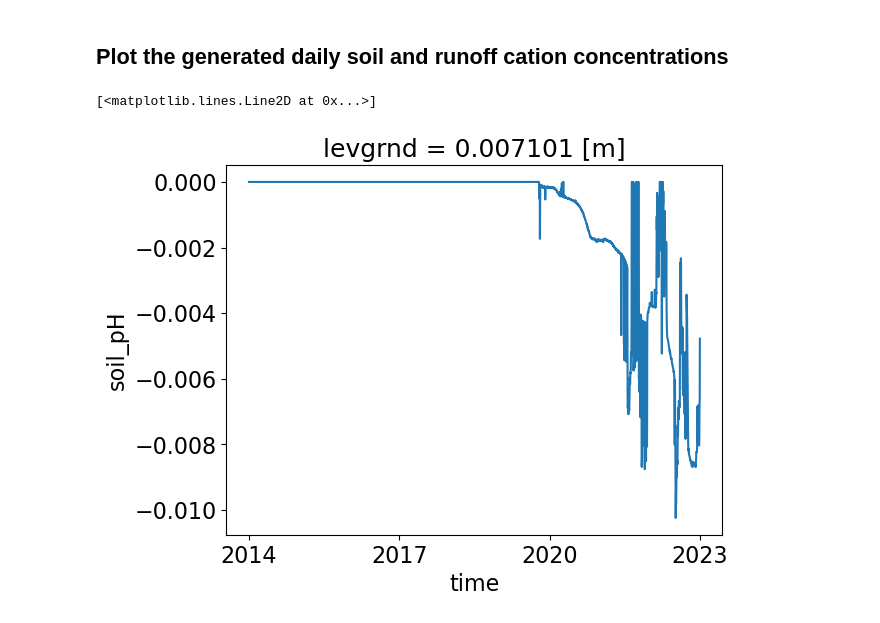
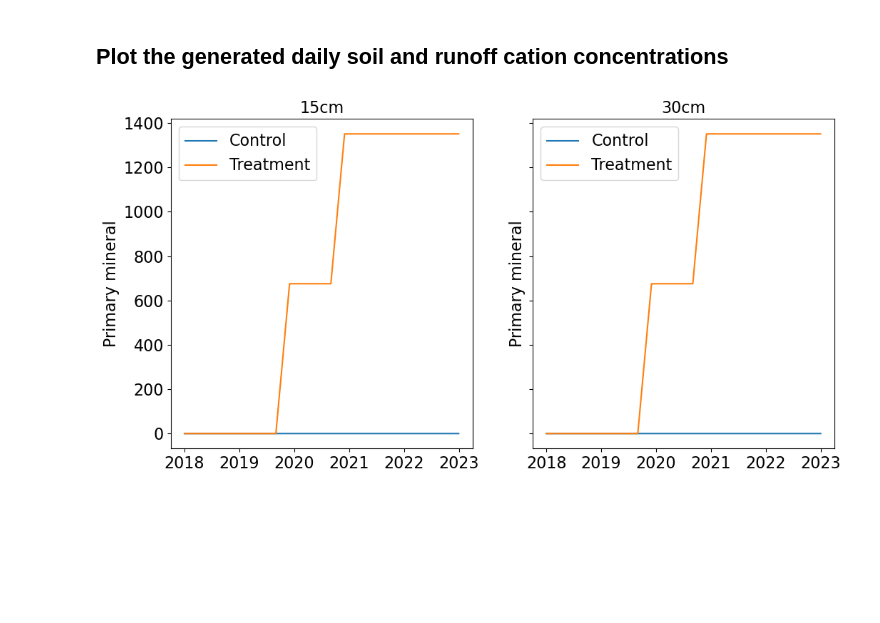
Before and after one commit to ypwong22/erw_scripts, a Jupyter notebook: plot_simulation_obs_UC_Davis.ipynb, the cells around one changed output. Drawn from its saved outputs; the diff is of its cells as text; code cells hidden in the pictures; blank space fills up the shorter version.

```diff
--- a/plot_simulation_obs_UC_Davis.ipynb
+++ b/plot_simulation_obs_UC_Davis.ipynb
@@ -39,5 +32,0 @@ tvec = pd.DatetimeIndex([pd.Timestamp(year=t.year, month=t.month, day=t.day) for
-# %%
-(hr0['soil_pH'] - hr['soil_pH'].values)[:, 0, 0].plot()
-# %% [output]
-[<matplotlib.lines.Line2D at 0x...>]
-[figure, removed]
@@ -69,0 +33,10 @@ for i, mixing_depth in enumerate([0.15, 0.3]):
+# %%
+fig, axes = plt.subplots(1, 2, figsize = (12, 6), sharex = True, sharey = True)
+for i, (depth, ax) in enumerate(zip(['15cm','30cm'], axes.flat)):
+    ax.plot(tvec, hr0['primary_mineral'][:, 2, :], label = 'Control')
+    ax.plot(tvec, hr['primary_mineral'][:, 2, :], label = 'Treatment')
+    ax.set_title(depth)
+    ax.set_ylabel('Primary mineral')
+    ax.legend()
+# %% [output]
+[figure, added]
```
Also changed, not shown: parts of 9 cells of this notebook, 9 other files.
